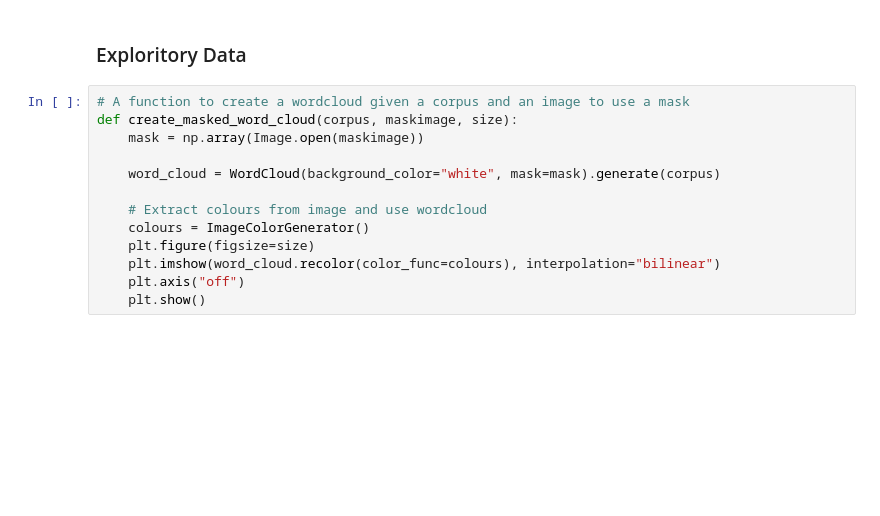
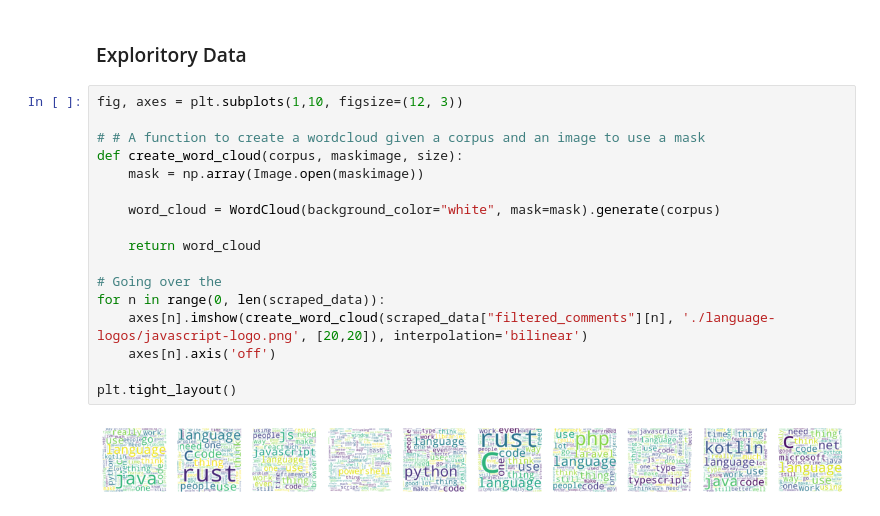
Before and after one commit to 0xThurling/programming-languages-report, a Jupyter notebook: Project.ipynb, the cells around one changed output. Saved outputs shown, nothing was run; the diff lists cells and outputs as text; blank space fills up the shorter version.

```diff
--- a/Project.ipynb
+++ b/Project.ipynb
@@ -605,15 +586,21 @@ scraped_data.describe()
 # %% [markdown]
 ### Exploritory Data
 # %%
-# A function to create a wordcloud given a corpus and an image to use a mask
-def create_masked_word_cloud(corpus, maskimage, size):
+fig, axes = plt.subplots(1,10, figsize=(12, 3))
+
+# # A function to create a wordcloud given a corpus and an image to use a mask
+def create_word_cloud(corpus, maskimage, size):
     mask = np.array(Image.open(maskimage))
 
     word_cloud = WordCloud(background_color="white", mask=mask).generate(corpus)
 
-    # Extract colours from image and use wordcloud
-    colours = ImageColorGenerator()
-    plt.figure(figsize=size)
-    plt.imshow(word_cloud.recolor(color_func=colours), interpolation="bilinear")
-    plt.axis("off")
-    plt.show()
+    return word_cloud
+
+# Going over the
+for n in range(0, len(scraped_data)):
+    axes[n].imshow(create_word_cloud(scraped_data["filtered_comments"][n], './language-logos/javascript-logo.png', [20,20]), interpolation='bilinear')
+    axes[n].axis('off')
+
+plt.tight_layout()
+# %% [output]
+[figure, added]
```
Also changed, not shown: parts of 1 cell of this notebook.
